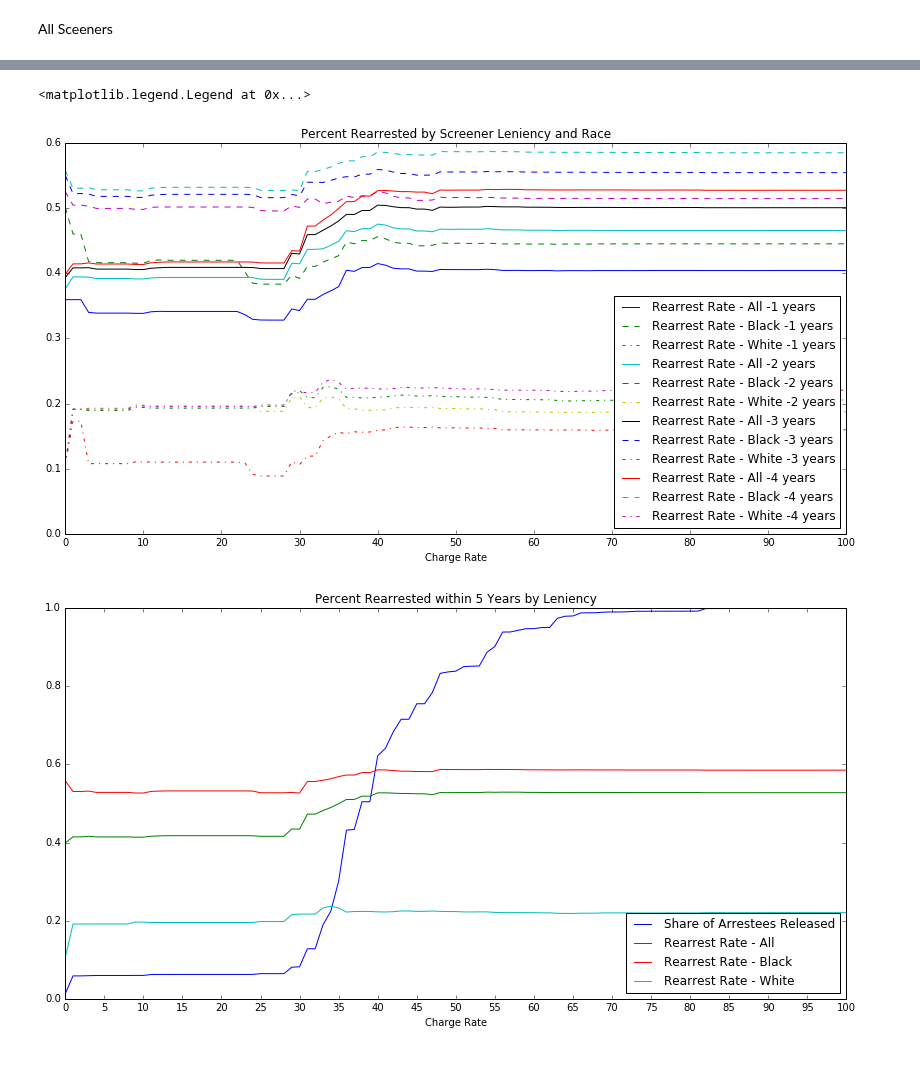
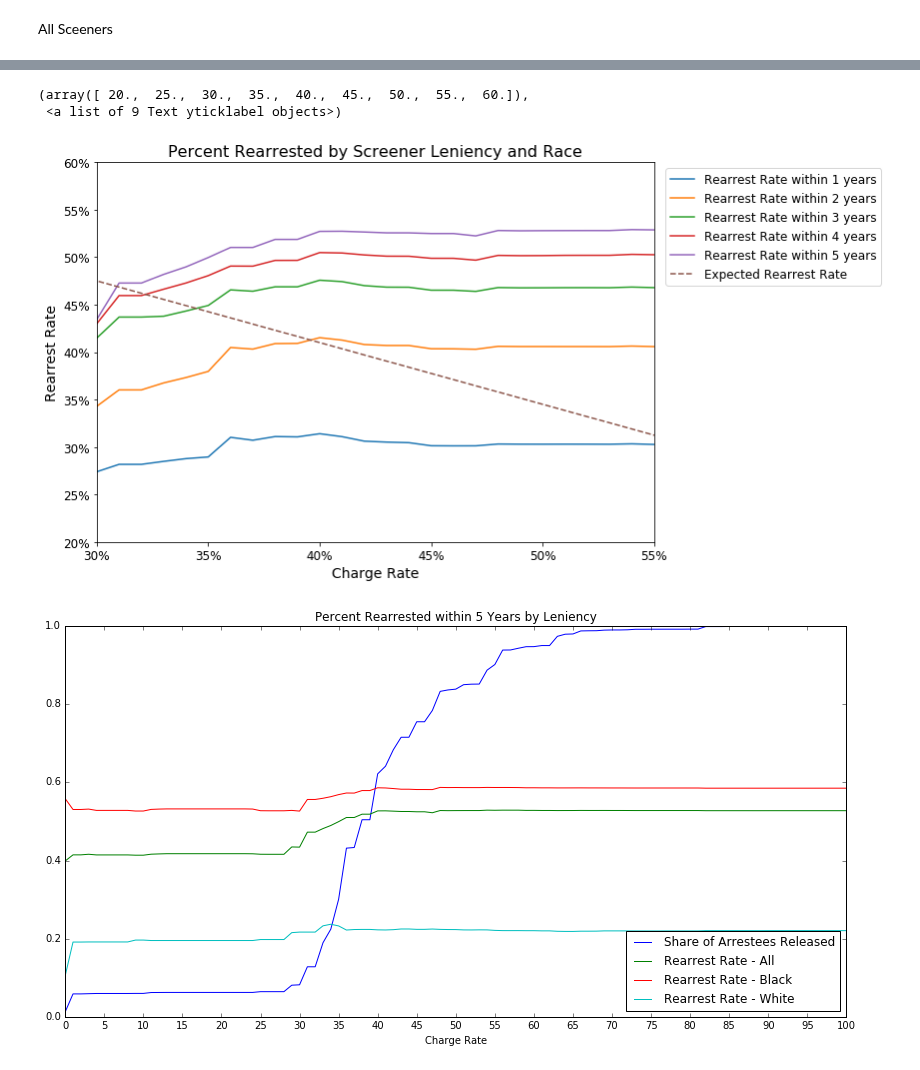
Before and after one commit to da1933/NODA, a Jupyter notebook: Screeners.ipynb, the cells around one changed output, grey strips where cells are left out. Saved outputs shown, nothing was run; the diff lists cells and outputs as text; code cells hidden in the pictures.

```diff
--- a/Screeners.ipynb
+++ b/Screeners.ipynb
@@ -187,21 +200,54 @@ sada_not_charged_B = sada_not_charged[sada_not_charged['RACE']=='B']
 rearrest_rates_b, pct_released_b = plot_rearrests(sada_not_charged_B)
 sada_not_charged_W = sada_not_charged[sada_not_charged['RACE']=='W']
 rearrest_rates_w, pct_released_w = plot_rearrests(sada_not_charged_W)
+# %%
+plt.figure(figsize=(10, 7))
+plt.title('Percent Rearrested by Screener Leniency',fontsize=16)
+ax=plt.subplot(111)
+for i in range(1,6):
+    #plt.plot(pct_released.ix[:,i], label='Share of Arrestees Released')
+    plt.plot(rearrest_rates.ix[:,i]*100, label='Rearrest Rate within %s years' %i)
+    #plt.plot(rearrest_rates_b.ix[:,i], label='Rearrest Rate - Black -%s years' %i, ls='dashed')
+    #plt.plot(rearrest_rates_w.ix[:,i], label='Rearrest Rate - White -%s years' %i, ls='dashdot')
+
+#Ideal Rearrest Rate
+
+plt.plot(np.arange(67,0,-.65), label='Expected Rearrest Rate',ls='dashed')
+
+plt.xlabel('Charge Rate', fontsize=14)
+plt.ylabel('Rearrest Rate', fontsize=14)
+plt.xticks(np.arange(0,101,5))
+plt.legend(bbox_to_anchor=(1.01, 1), loc=2, ncol=1,fontsize=12)
+
+
+fmt = '%.0f%%' # Format you want the ticks, e.g. '40%'
+xticks = mtick.FormatStrFormatter(fmt)
+yticks = mtick.FormatStrFormatter(fmt)
+ax.set_xlim([30,55]);
+ax.set_ylim([20,60]);
+ax.xaxis.set_major_formatter(xticks)
+ax.yaxis.set_major_formatter(yticks)
+plt.xticks(fontsize=12)
+plt.yticks(fontsize=12)
+# %% [output]
+(array([ 20.,  25.,  30.,  35.,  40.,  45.,  50.,  55.,  60.]),
+ <a list of 9 Text yticklabel objects>)
+[figure, added]
 # %%
 plt.figure(figsize=(14, 7))
-plt.title('Percent Rearrested by Screener Leniency and Race')
-for i in range(1,5):
-    #plt.plot(pct_released.ix[:,i], label='Share of Arrestees Released')
-    plt.plot(rearrest_rates.ix[:,i], label='Rearrest Rate - All -%s years' %i)
-    plt.plot(rearrest_rates_b.ix[:,i], label='Rearrest Rate - Black -%s years' %i, ls='dashed')
-    plt.plot(rearrest_rates_w.ix[:,i], label='Rearrest Rate - White -%s years' %i, ls='dashdot')
+plt.title('Percent Rearrested within 5 Years by Leniency')
+for i in range(4,5):
+    plt.plot(pct_released.ix[:,i], label='Share of Arrestees Released')
+    plt.plot(rearrest_rates.ix[:,i], label='Rearrest Rate - All')
+    plt.plot(rearrest_rates_b.ix[:,i], label='Rearrest Rate - Black')
+    plt.plot(rearrest_rates_w.ix[:,i], label='Rearrest Rate - White')
 plt.xlabel('Charge Rate')
 #plt.ylabel('Rearrest Rate/Share of Arrestees Released')
-plt.xticks(np.arange(0,101,10))
+plt.xticks(np.arange(0,101,5))
 plt.legend(loc='lower right')
+#plt.xlim(30,60)
+#plt.ylim(.2,.7)
+plt.show()
-# %% [output]
-<matplotlib.legend.Legend at 0x...>
-[figure, removed]
 # %%
 plt.figure(figsize=(14, 7))
 plt.title('Percent Rearrested within 5 Years by Leniency')
```
Also changed, not shown: parts of 3 cells of this notebook.
